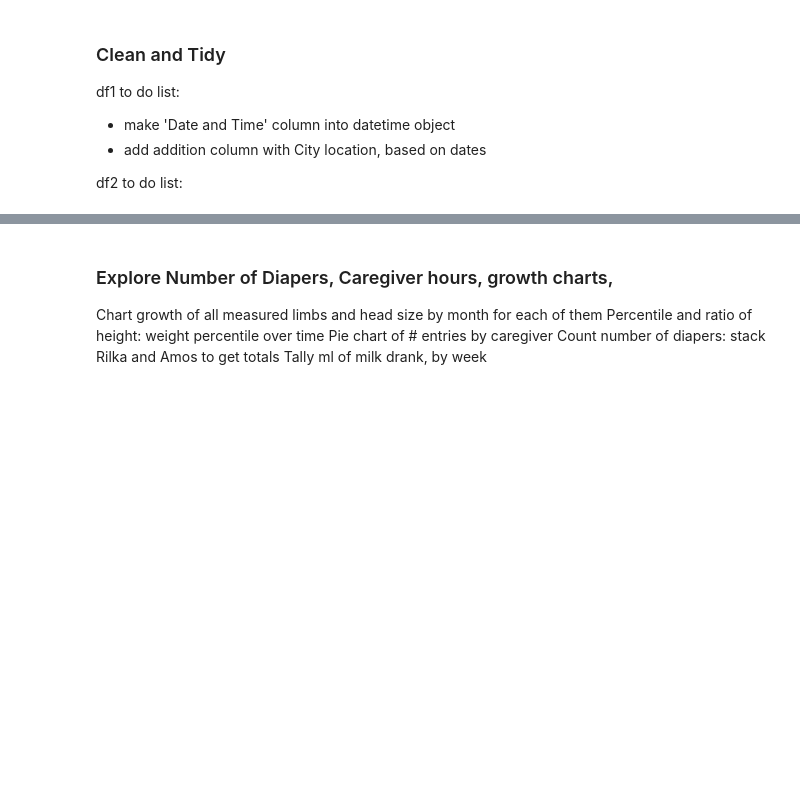
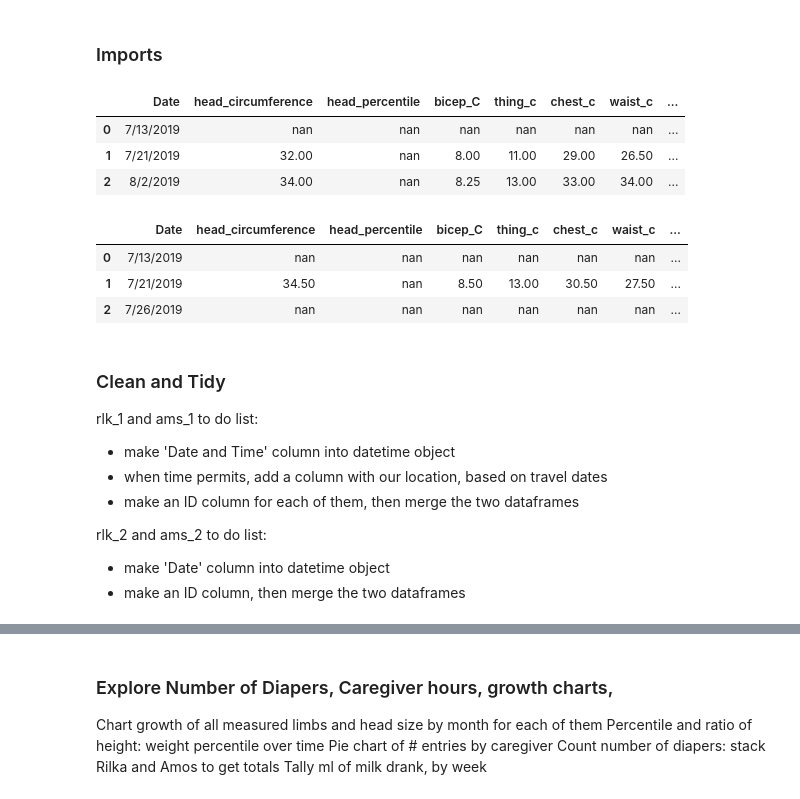
Before and after one commit to DonnaVakalis/viz_kidz, a Jupyter notebook: analysis/dmv/VizKidz_firstyear.ipynb, the cells around one changed output, grey strips where cells are left out. Drawn from its saved outputs; the diff is of its cells as text; code cells hidden in the pictures; blank space fills up the shorter version.

```diff
--- a/analysis/dmv/VizKidz_firstyear.ipynb
+++ b/analysis/dmv/VizKidz_firstyear.ipynb
@@ -8,3 +6,5 @@ More notes here later...
+# %% [markdown]
+### Imports
 # %%
 # Imports and global options
 
@@ -25,7 +29,24 @@ df2 =
+# %%
+rlk_2.head(3)
+# %% [output]
+|  | Date | head_circumference | head_percentile | bicep_C | thing_c | chest_c | waist_c | ... |
+| 0 | 7/13/2019 | nan | nan | nan | nan | nan | nan | ... |
+| 1 | 7/21/2019 | 32.00 | nan | 8.00 | 11.00 | 29.00 | 26.50 | ... |
+| 2 | 8/2/2019 | 34.00 | nan | 8.25 | 13.00 | 33.00 | 34.00 | ... |
+# %%
+ams_2.head(3)
+# %% [output]
+|  | Date | head_circumference | head_percentile | bicep_C | thing_c | chest_c | waist_c | ... |
+| 0 | 7/13/2019 | nan | nan | nan | nan | nan | nan | ... |
+| 1 | 7/21/2019 | 34.50 | nan | 8.50 | 13.00 | 30.50 | 27.50 | ... |
+| 2 | 7/26/2019 | nan | nan | nan | nan | nan | nan | ... |
 # %% [markdown]
 ### Clean and Tidy
-df1 to do list:
+rlk_1 and ams_1 to do list:
 - make 'Date and Time' column into datetime object
-- add addition column with City location, based on dates
+- when time permits, add a column with our location, based on travel dates
+- make an ID column for each of them, then merge the two dataframes
 
-df2 to do list:
+rlk_2 and ams_2 to do list:
+- make 'Date' column into datetime object
+- make an ID column, then merge the two dataframes
```
Also changed, not shown: parts of 10 cells of this notebook.
